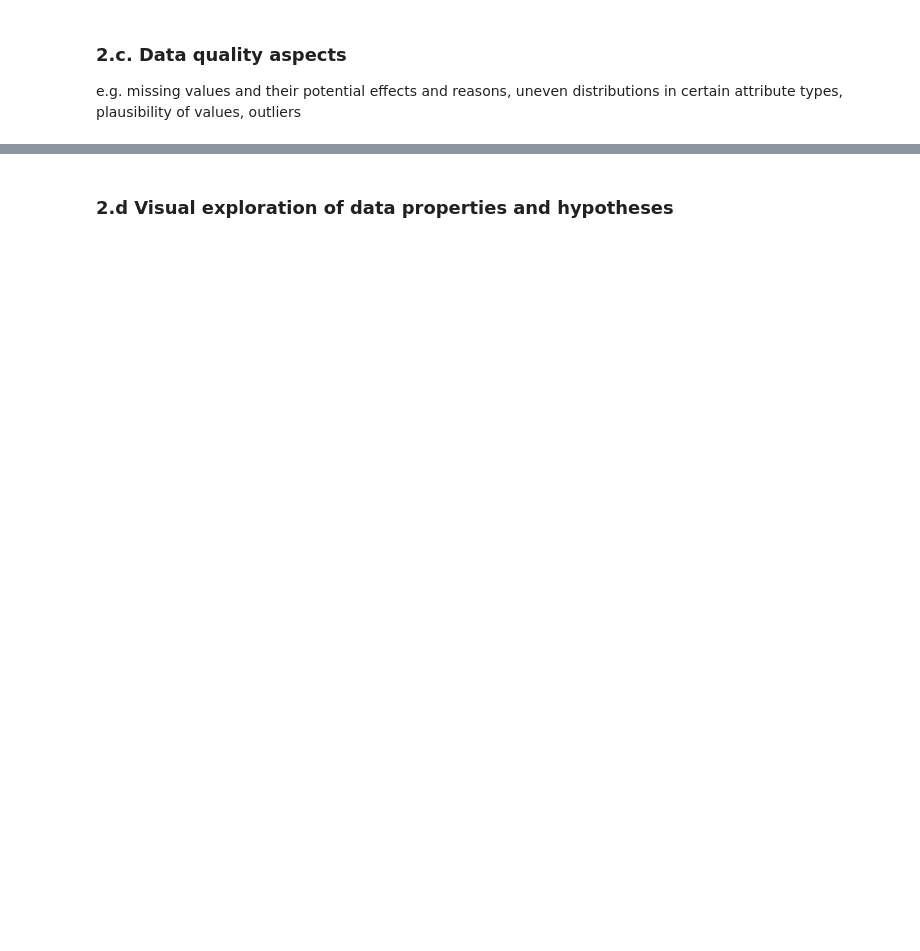
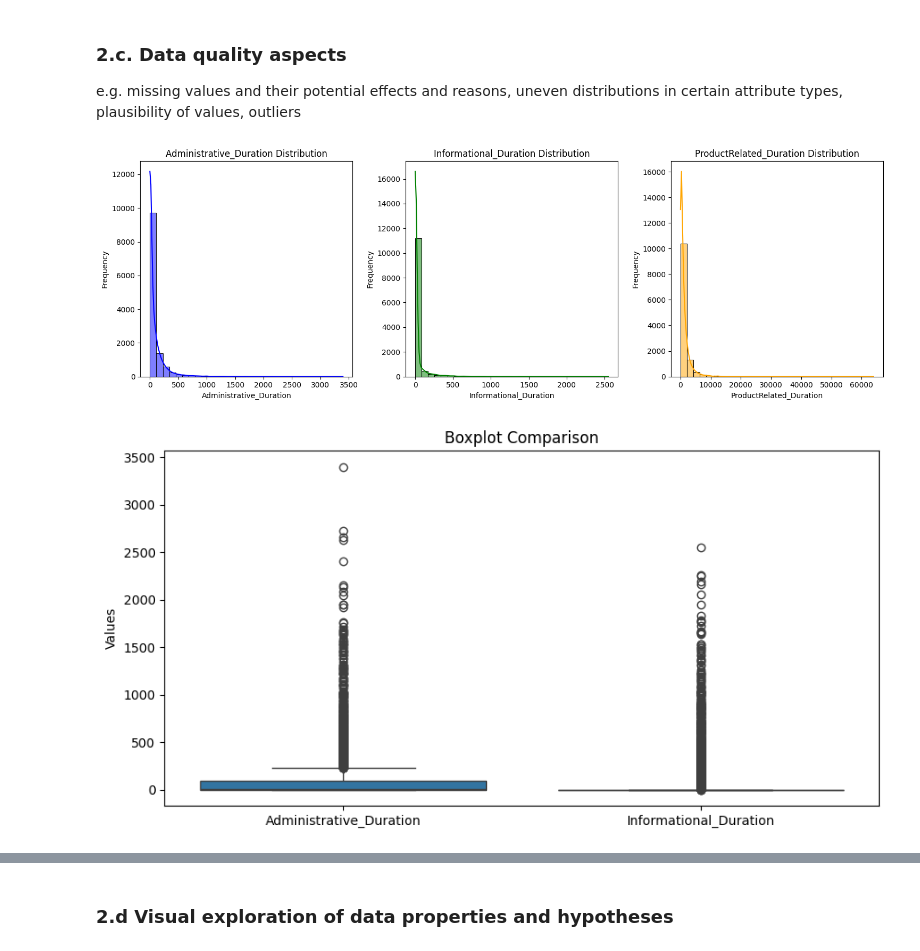
Before and after one commit to mzitad/shoppers_intention, a Jupyter notebook: Shoppers_intention.ipynb, the cells around one changed output, grey strips where cells are left out. Saved outputs shown, nothing was run; the diff lists cells and outputs as text; code cells hidden in the pictures; blank space fills up the shorter version.

```diff
--- a/Shoppers_intention.ipynb
+++ b/Shoppers_intention.ipynb
@@ -1073,0 +1151,45 @@ str(uuid.uuid4())
+# %%
+# Compare distributions of Administrative_Duration, Informational_Duration, and ProductRelated_Duration
+plt.figure(figsize=(15, 5))
+
+# Histogram for Administrative_Duration
+plt.subplot(1, 3, 1)
+sns.histplot(shopping_df['Administrative_Duration'], kde=True, bins=30, color='blue')
+plt.title('Administrative_Duration Distribution')
+plt.xlabel('Administrative_Duration')
+plt.ylabel('Frequency')
+
+# Histogram for Informational_Duration
+plt.subplot(1, 3, 2)
+sns.histplot(shopping_df['Informational_Duration'], kde=True, bins=30, color='green')
+plt.title('Informational_Duration Distribution')
+plt.xlabel('Informational_Duration')
+plt.ylabel('Frequency')
+
+# Histogram for ProductRelated_Duration
+plt.subplot(1, 3, 3)
+sns.histplot(shopping_df['ProductRelated_Duration'], kde=True, bins=30, color='orange')
+plt.title('ProductRelated_Duration Distribution')
+plt.xlabel('ProductRelated_Duration')
+plt.ylabel('Frequency')
+
+plt.tight_layout()
+
+# Save the plot to figures/durations_histogram
+os.makedirs("figures", exist_ok=True)
+plt.savefig("figures/durations_histogram.png", dpi=150)
+duration_distribution_output ="figures/durations_histogram.png"
+plt.show()
+
+# Boxplots for comparison
+plt.figure(figsize=(10, 5))
+sns.boxplot(data=shopping_df[['Administrative_Duration', 'Informational_Duration']])
+plt.title('Boxplot Comparison')
+plt.ylabel('Values')
+plt.show()
+
+## Conclusions
+# The three duration attributes share the same units (seconds) and expected behavior, the data is significantly skewed with a few outlier values having extremely high values.
+# %% [output]
+[figure, added]
+[figure, added]
```
Also changed, not shown: parts of 49 cells of this notebook.
